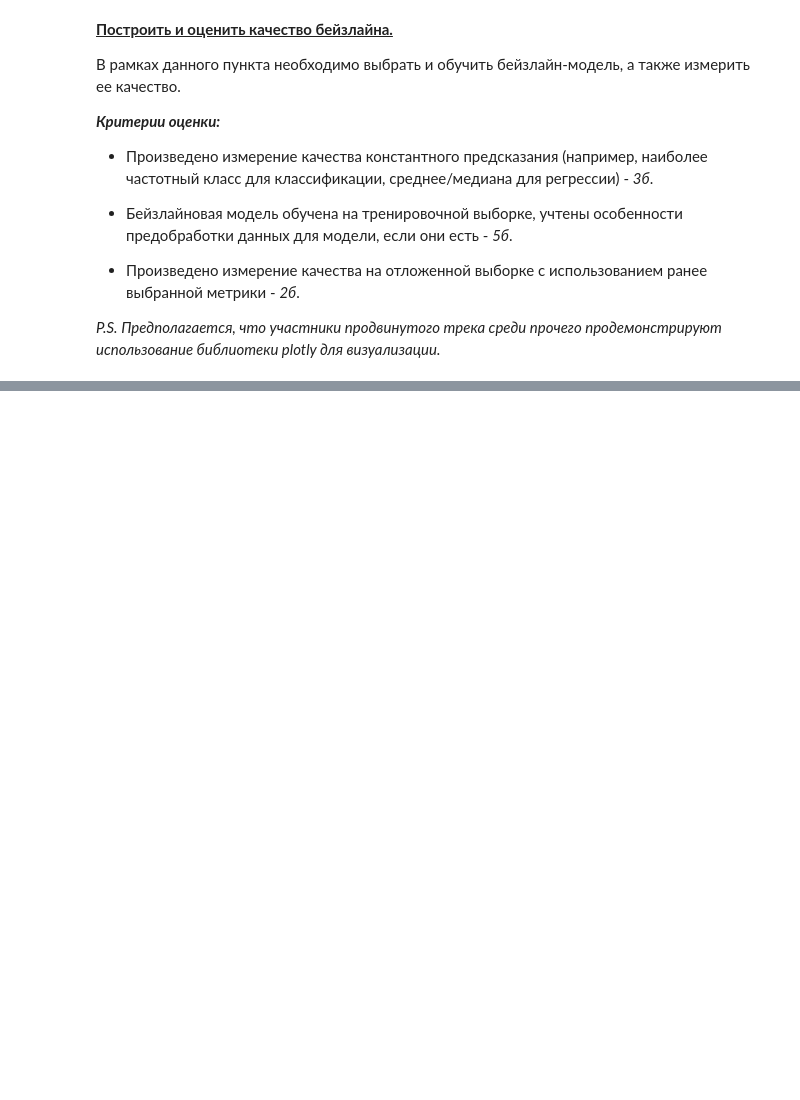
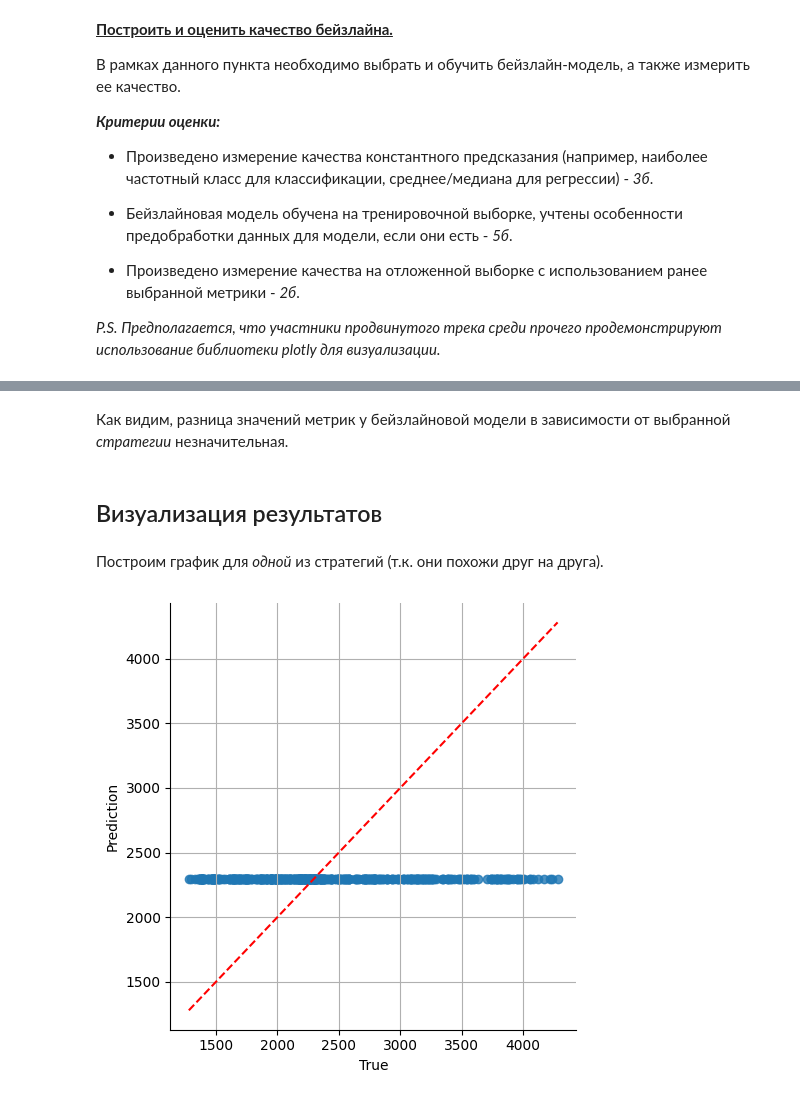
Before and after one commit to mariaa-ea/Machine-learning-for-scientific-data-analysis, a Jupyter notebook: PR_1.ipynb, the cells around one changed output, grey strips where cells are left out. Drawn from its saved outputs; the diff is of its cells as text; code cells hidden in the pictures; blank space fills up the shorter version.

Commit message:
added baseline model

```diff
--- a/PR_1.ipynb
+++ b/PR_1.ipynb
@@ -410,0 +470,6 @@ _P.S. Предполагается, что участники  продвину
+# %%
+X = data[['TRADEDATE','OPEN', 'HIGH', 'LOW']]
+y = data['CLOSE']
+
+X_train, X_test, y_train, y_test = train_test_split(X, y, test_size=test_size, random_state=random_state)
+X_train.head()
@@ -410,0 +485,22 @@ _P.S. Предполагается, что участники  продвину
+# %%
+strategies = ['median', 'mean', 'quantile']
+metrics = ['RMSE', 'MAPE', 'R^2']
+
+for strategy in strategies:
+    dummy = DummyRegressor(strategy=strategy)
+
+    if strategy == 'quantile':
+        dummy.quantile = 0.5
+
+    dummy.fit(X_train, y_train)
+    y_preds_dummy = dummy.predict(X_test)
+
+    rmse_dummy = np.sqrt(mean_squared_error(y_test, y_preds_dummy))
+    mape_dummy = mean_absolute_percentage_error(y_test, y_preds_dummy)
+    r2_dummy = r2_score(y_test, y_preds_dummy)
+
+    print(f"Strategy: {strategy}")
+    print(f"RMSE константного предсказания: {rmse_dummy}")
+    print(f"MAPE константного предсказания: {mape_dummy}")
+    print(f"R^2 константного предсказания: {r2_dummy}")
+    print()
@@ -410,0 +522,23 @@ _P.S. Предполагается, что участники  продвину
+# %% [markdown]
+Как видим, разница значений метрик у бейзлайновой модели в зависимости от выбранной _стратегии_ незначительная.
+# %% [markdown]
+## Визуализация результатов
+# %% [markdown]
+Построим график для _одной_ из стратегий (т.к. они похожи друг на друга).
+# %%
+dummy_med = DummyRegressor(strategy='median')
+dummy_med.fit(X_train, y_train)
+y_preds_dummy_med = dummy_med.predict(X_test)
+# %%
+def plot_model_results(actual, predicted, title):
+    results = pd.DataFrame({'True': actual, 'Prediction': predicted})
+    sns.lmplot(x='True', y='Prediction', data=results, fit_reg=False)
+    d_line= np.arange(results.min().min(), results.max().max())
+    plt.plot(d_line, d_line, color='red', linestyle='--')
+    plt.title = title
+    plt.grid()
+    plt.show()
+# %%
+plot_model_results(y_test, y_preds_dummy_med, title='Dummy')
+# %% [output]
+[figure, added]
```
Also changed, not shown: parts of 39 cells of this notebook, 4 other files.
